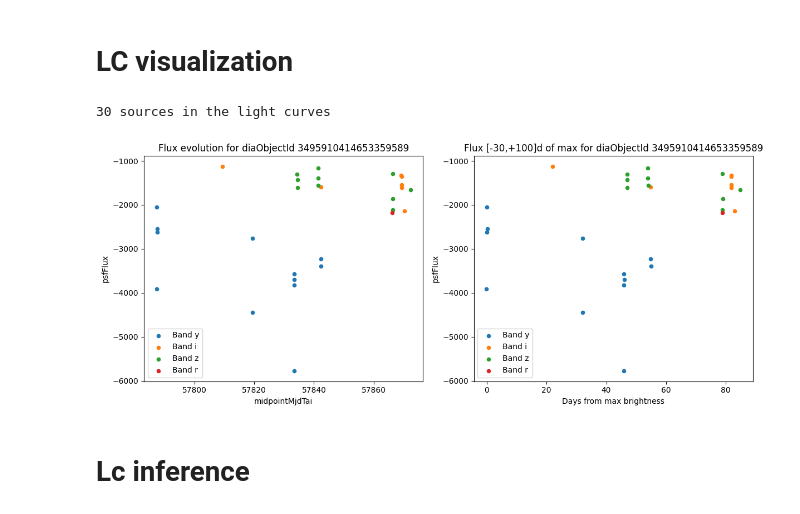
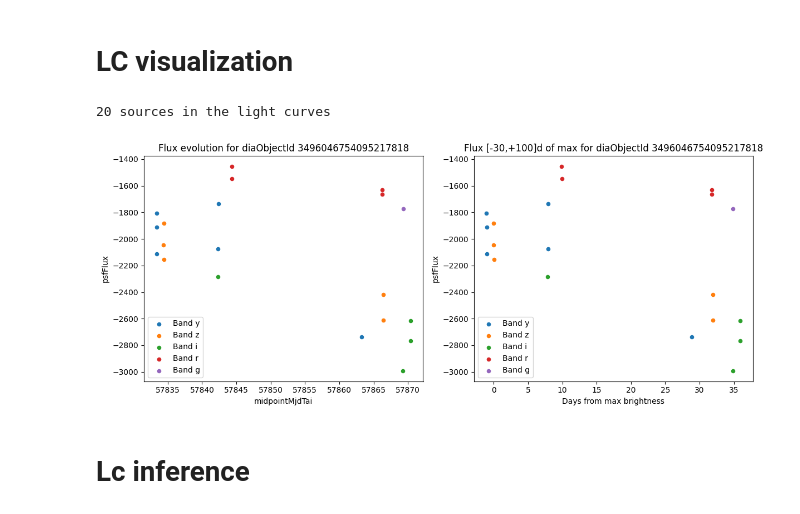
Before and after one commit to rbonnetguerrini/ML4transients, a Jupyter notebook: notebooks/data_loading_example.ipynb, the cells around one changed output. Drawn from its saved outputs; the diff is of its cells as text; code cells hidden in the pictures.

```diff
--- a/notebooks/data_loading_example.ipynb
+++ b/notebooks/data_loading_example.ipynb
@@ -56,10 +57,10 @@ print(f"Value range: [{cutout.min():.3f}, {cutout.max():.3f}]")
 # %% [markdown]
 # LC visualization
 # %%
-dataset.lightcurves.plot_lightcurve(dia_object_id=3495910414653359589)
+dataset.lightcurves.plot_lightcurve(dia_object_id=3496046754095217818)
 # %% [output]
-30 sources in the light curves
+20 sources in the light curves
-[figure, old version]
+[figure, new version]
 # %%
 import time
 import matplotlib.pyplot as plt
```
Also changed, not shown: parts of 4 cells of this notebook, 2 other files.
